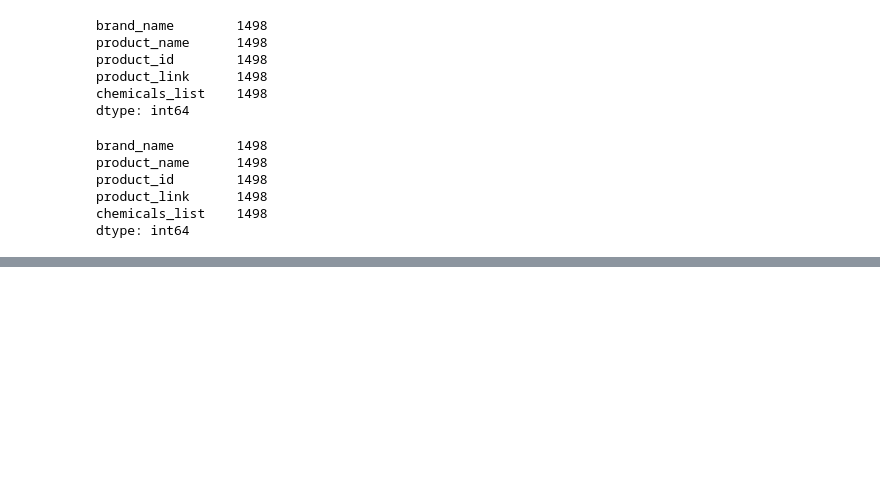
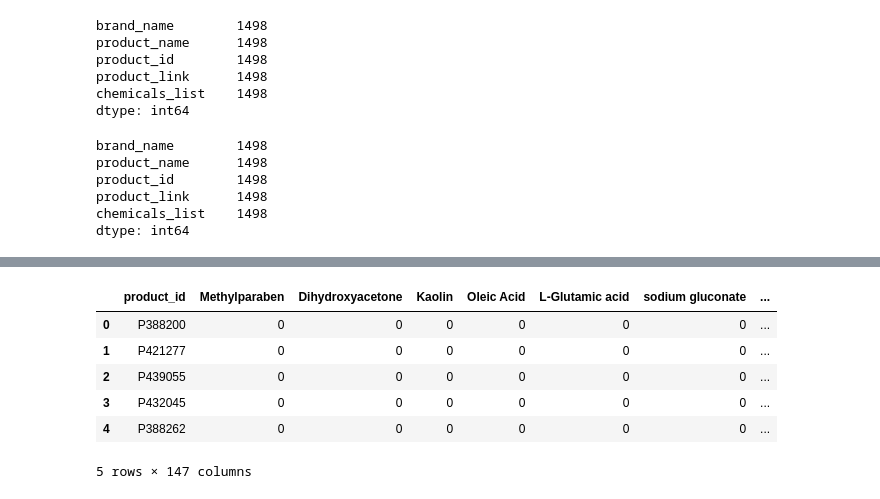
Before and after one commit to mullapudirohith/Sephora-Sentiment-Analysis, a Jupyter notebook: main/DS4B.ipynb, the cells around one changed output, grey strips where cells are left out. Saved outputs shown, nothing was run; the diff lists cells and outputs as text; code cells hidden in the pictures; blank space fills up the shorter version.

```diff
--- a/main/DS4B.ipynb
+++ b/main/DS4B.ipynb
@@ -364,0 +434,12 @@ products_df.to_csv("../data/products.csv")
+# %%
+encoded_df = filtered_products_df.drop(columns=["brand_name", "product_name", "filtered_chemicals"], axis=1)
+# %%
+encoded_df.head()
+# %% [output]
+|  | product_id | Methylparaben | Dihydroxyacetone | Kaolin | Oleic Acid | L-Glutamic acid | sodium gluconate | ... |
+| 0 | P388200 | 0 | 0 | 0 | 0 | 0 | 0 | ... |
+| 1 | P421277 | 0 | 0 | 0 | 0 | 0 | 0 | ... |
+| 2 | P439055 | 0 | 0 | 0 | 0 | 0 | 0 | ... |
+| 3 | P432045 | 0 | 0 | 0 | 0 | 0 | 0 | ... |
+| 4 | P388262 | 0 | 0 | 0 | 0 | 0 | 0 | ... |
+5 rows × 147 columns
```
Also changed, not shown: parts of 8 cells of this notebook, 1 other file.
